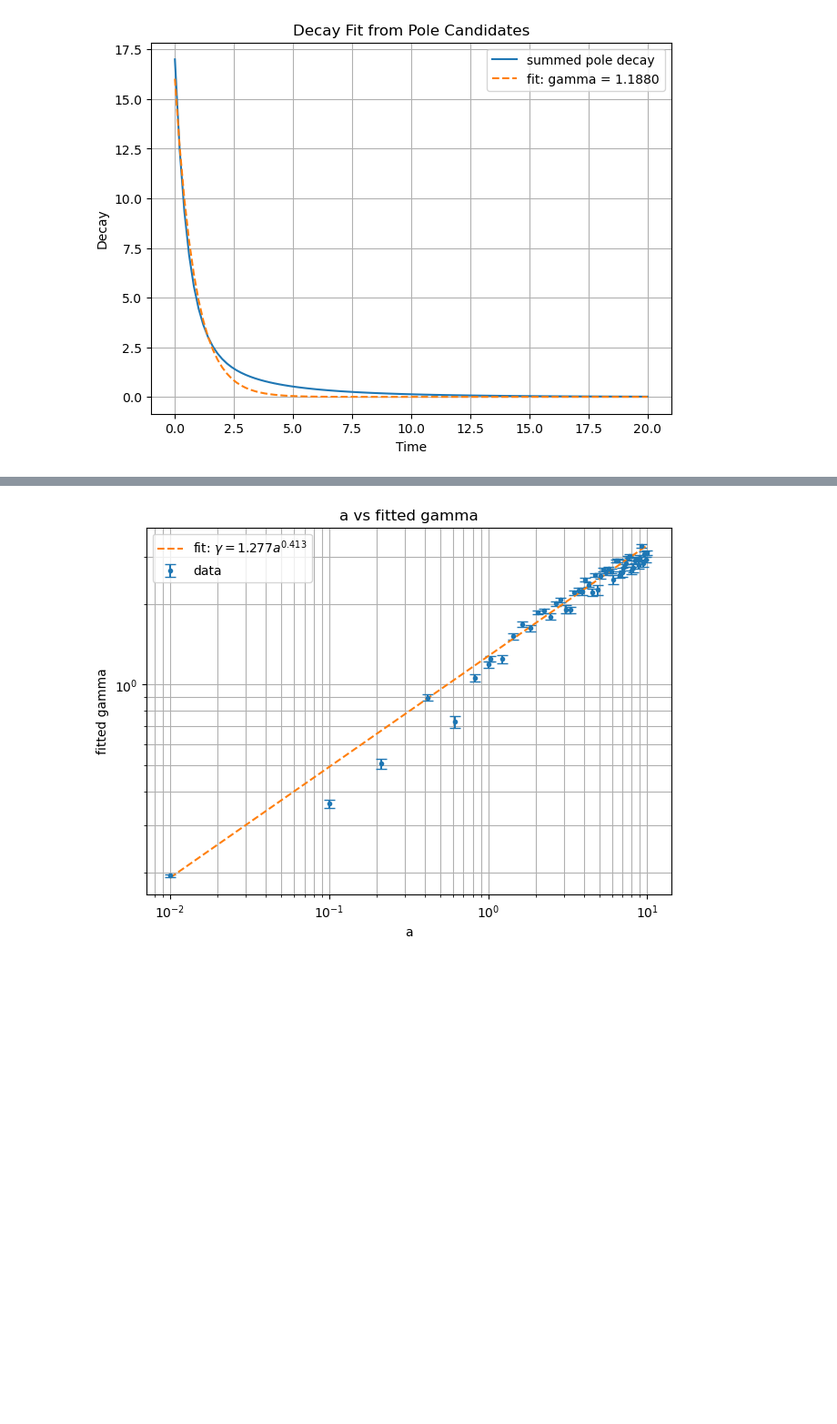
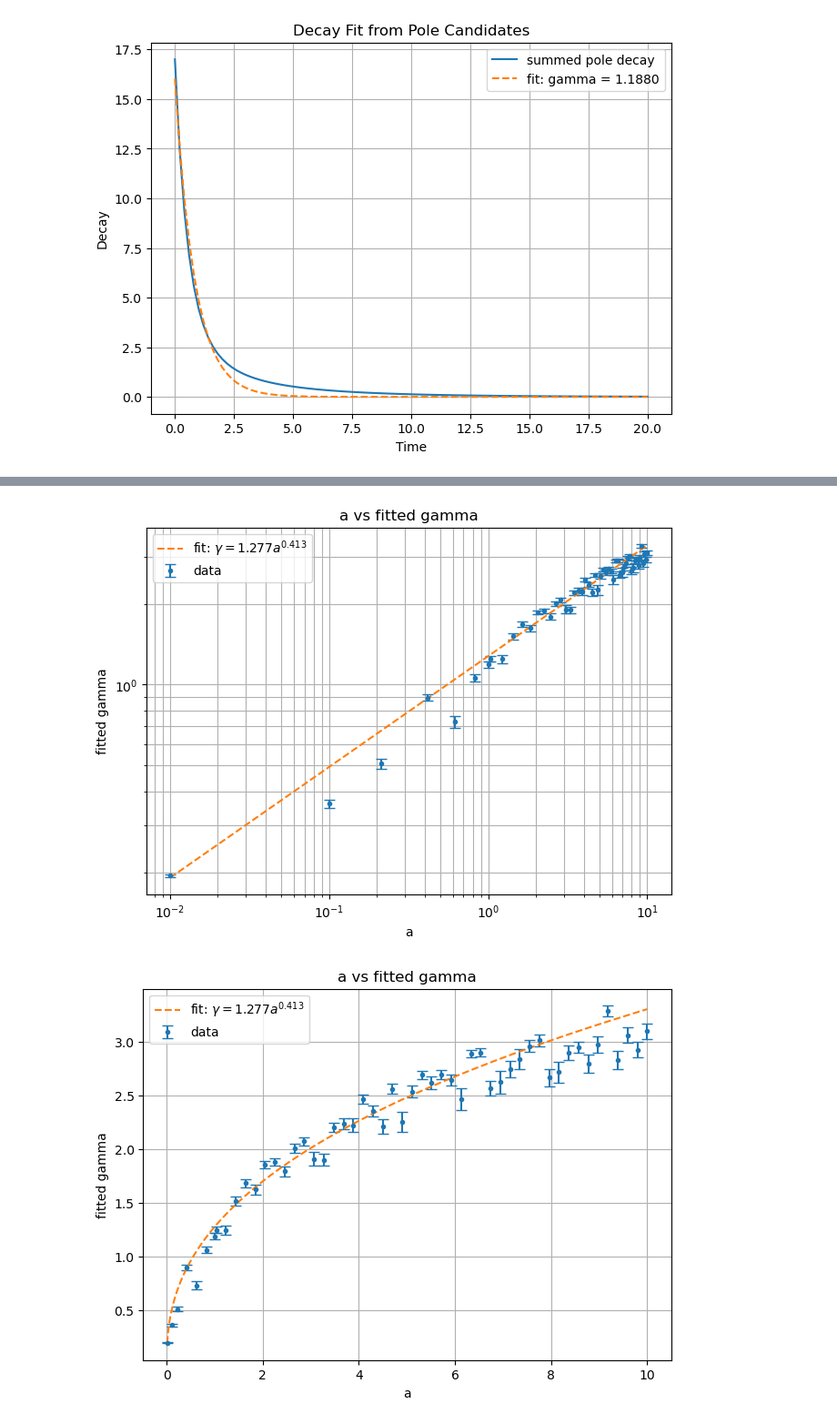
Before and after one commit to yygarypeng/thermalization-black-hole-model-with-inverted-harmonic-potential, a Jupyter notebook: greens_func.ipynb, the cells around one changed output, grey strips where cells are left out. Shown at 91% size. Cells and saved outputs as stored; diff of their text form; code cells hidden in the pictures; blank space fills up the shorter version.

Commit message:
Use shared helper for linear gamma fit plot

```diff
--- a/greens_func.ipynb
+++ b/greens_func.ipynb
@@ -434,6 +434,16 @@ plot_a_gamma_fit(
     fit_a,
     save_path=figure_dir / 'gamma_vs_a_power_law_fit.pdf',
 )
+plot_a_gamma_fit(
+    a_values,
+    gamma_values,
+    gamma_errors,
+    C,
+    x,
+    fit_a,
+    log=False,
+    save_path=figure_dir / 'gamma_vs_a_power_law_fit_nolog.pdf',
+)
 save_gamma_fit_csv(
     csv_dir / 'gamma_vs_a_points.csv',
     csv_dir / 'gamma_vs_a_fit_curve.csv',
@@ -462,4 +472,5 @@ a = 10: sweep found 66 pole candidates, gamma = 3.097482, saved .worker_results/
 log-space power-law fit: gamma = 1.276636 * a^0.412869
 C = 1.276636 +/- 0.004291
 x = 0.412869     +/- 0.001622
 [figure]
+[figure, added]
```
Also changed, not shown: parts of 3 cells of this notebook, 9 other files.
